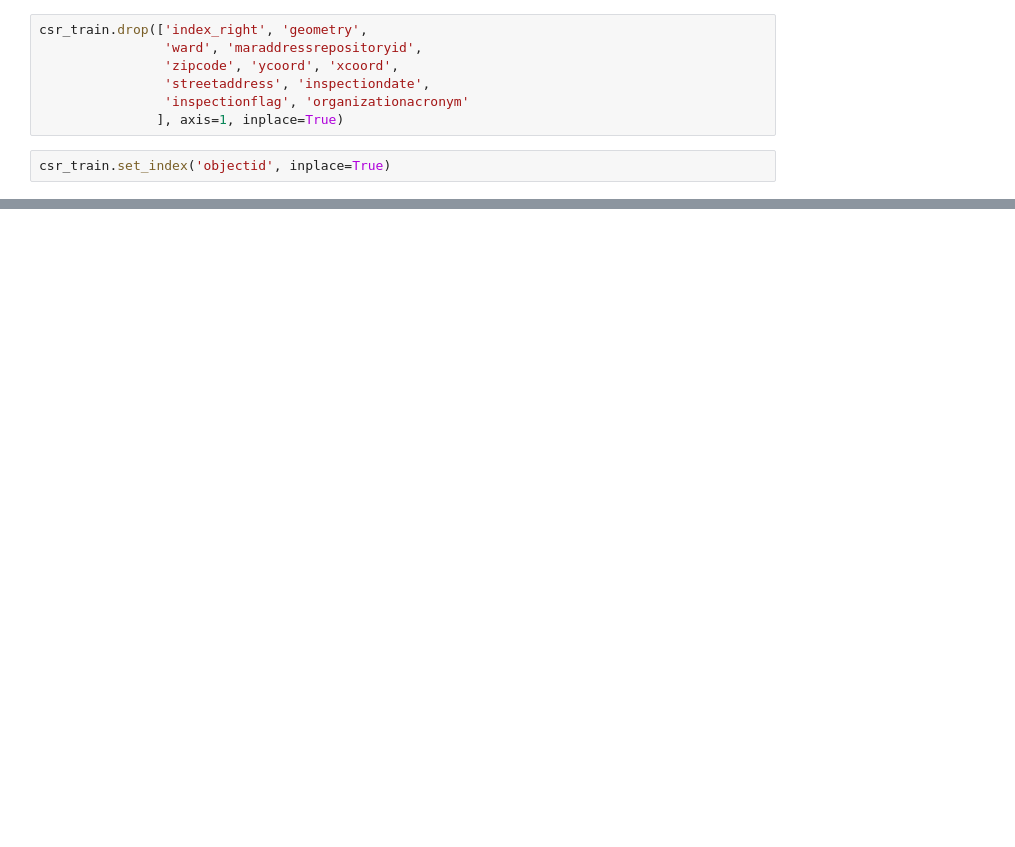
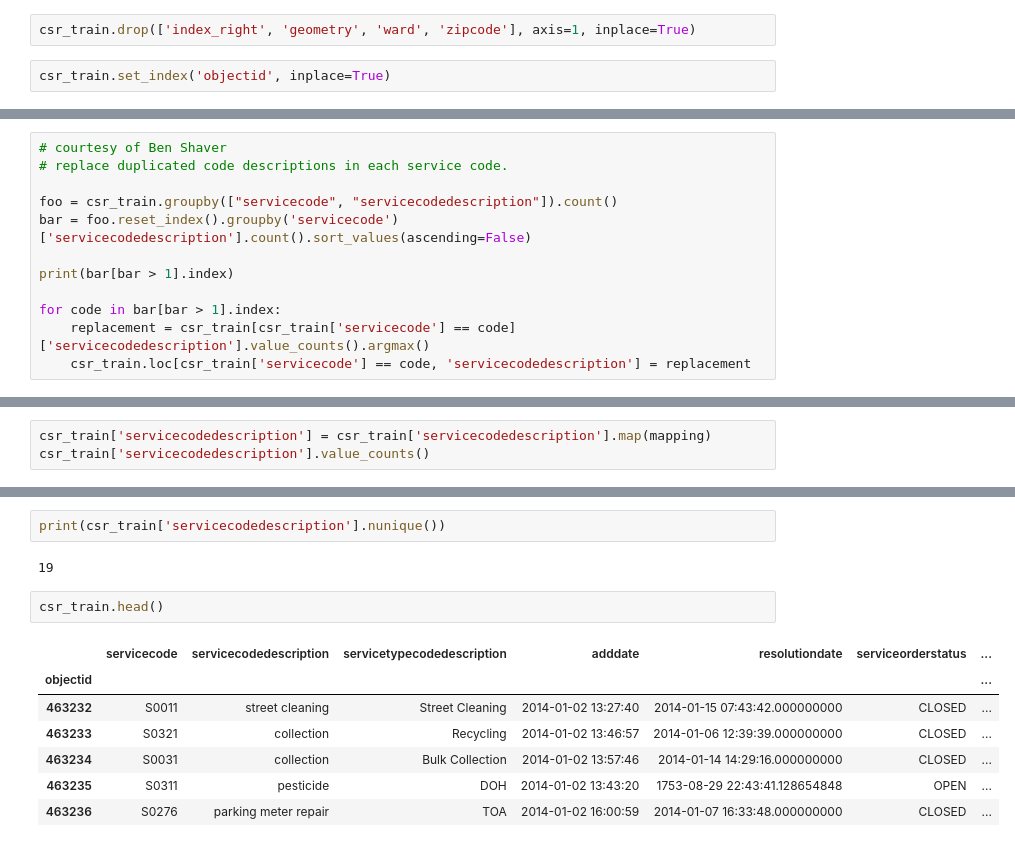
Before and after one commit to haoapple/The_Lab_DC_client_project, a Jupyter notebook: 02.EDA.ipynb, the cells around one changed output, grey strips where cells are left out. Saved outputs shown, nothing was run; the diff lists cells and outputs as text; blank space fills up the shorter version.

```diff
--- a/02.EDA.ipynb
+++ b/02.EDA.ipynb
@@ -388,10 +464,5 @@ Index(['objectid', 'servicecode', 'servicecodedescription',
       dtype='object')
 # %%
-csr_train.drop(['index_right', 'geometry',
-                'ward', 'maraddressrepositoryid',
-                'zipcode', 'ycoord', 'xcoord',
-                'streetaddress', 'inspectiondate',
-                'inspectionflag', 'organizationacronym'
-               ], axis=1, inplace=True)
+csr_train.drop(['index_right', 'geometry', 'ward', 'zipcode'], axis=1, inplace=True)
 # %%
 csr_train.set_index('objectid', inplace=True)
@@ -397,0 +499,12 @@ csr_train.set_index('objectid', inplace=True)
+# %%
+# courtesy of Ben Shaver
+# replace duplicated code descriptions in each service code.
+
+foo = csr_train.groupby(["servicecode", "servicecodedescription"]).count()
+bar = foo.reset_index().groupby('servicecode')['servicecodedescription'].count().sort_values(ascending=False)
+
+print(bar[bar > 1].index)
+
+for code in bar[bar > 1].index:
+    replacement = csr_train[csr_train['servicecode'] == code]['servicecodedescription'].value_counts().argmax()
+    csr_train.loc[csr_train['servicecode'] == code, 'servicecodedescription'] = replacement
@@ -397,0 +708,3 @@ csr_train.set_index('objectid', inplace=True)
+# %%
+csr_train['servicecodedescription'] = csr_train['servicecodedescription'].map(mapping)
+csr_train['servicecodedescription'].value_counts()
@@ -397,0 +732,14 @@ csr_train.set_index('objectid', inplace=True)
+# %%
+print(csr_train['servicecodedescription'].nunique())
+# %% [output]
+19
+# %%
+csr_train.head()
+# %% [output]
+|  | servicecode | servicecodedescription | servicetypecodedescription | adddate | resolutiondate | serviceorderstatus | ... |
+| objectid |  |  |  |  |  |  | ... |
+| 463232 | S0011 | street cleaning | Street Cleaning | 2014-01-02 13:27:40 | 2014-01-15 07:43:42.000000000 | CLOSED | ... |
+| 463233 | S0321 | collection | Recycling | 2014-01-02 13:46:57 | 2014-01-06 12:39:39.000000000 | CLOSED | ... |
+| 463234 | S0031 | collection | Bulk Collection | 2014-01-02 13:57:46 | 2014-01-14 14:29:16.000000000 | CLOSED | ... |
+| 463235 | S0311 | pesticide | DOH | 2014-01-02 13:43:20 | 1753-08-29 22:43:41.128654848 | OPEN | ... |
+| 463236 | S0276 | parking meter repair | TOA | 2014-01-02 16:00:59 | 2014-01-07 16:33:48.000000000 | CLOSED | ... |
```
Also changed, not shown: parts of 52 cells of this notebook.
